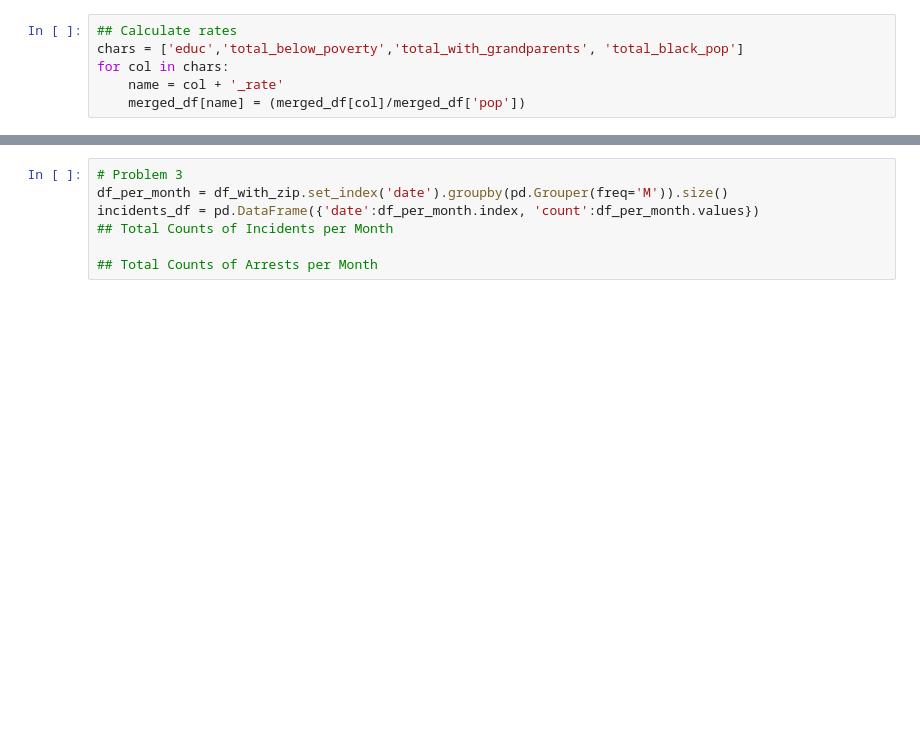
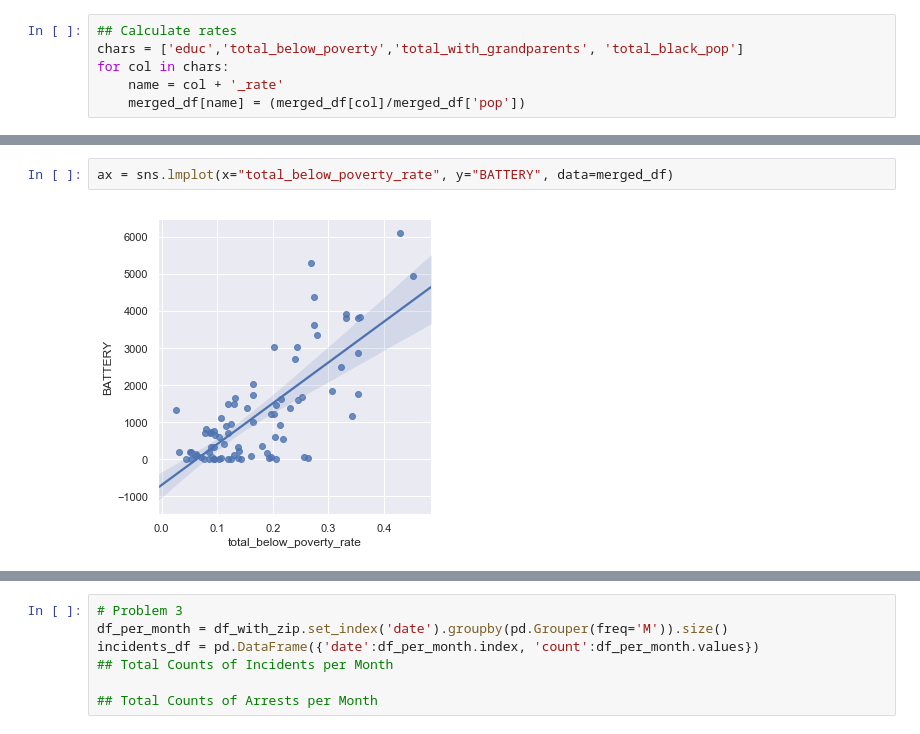
Before and after one commit to jamjensen/ml-pub-policy, a Jupyter notebook: hw1/revised_hw1.ipynb, the cells around one changed output, grey strips where cells are left out. Cells and saved outputs as stored; diff of their text form; blank space fills up the shorter version.

```diff
--- a/hw1/revised_hw1.ipynb
+++ b/hw1/revised_hw1.ipynb
@@ -61,0 +145,4 @@ for col in chars:
+# %%
+ax = sns.lmplot(x="total_below_poverty_rate", y="BATTERY", data=merged_df)
+# %% [output]
+[figure, added]
```
Also changed, not shown: parts of 33 cells of this notebook.
